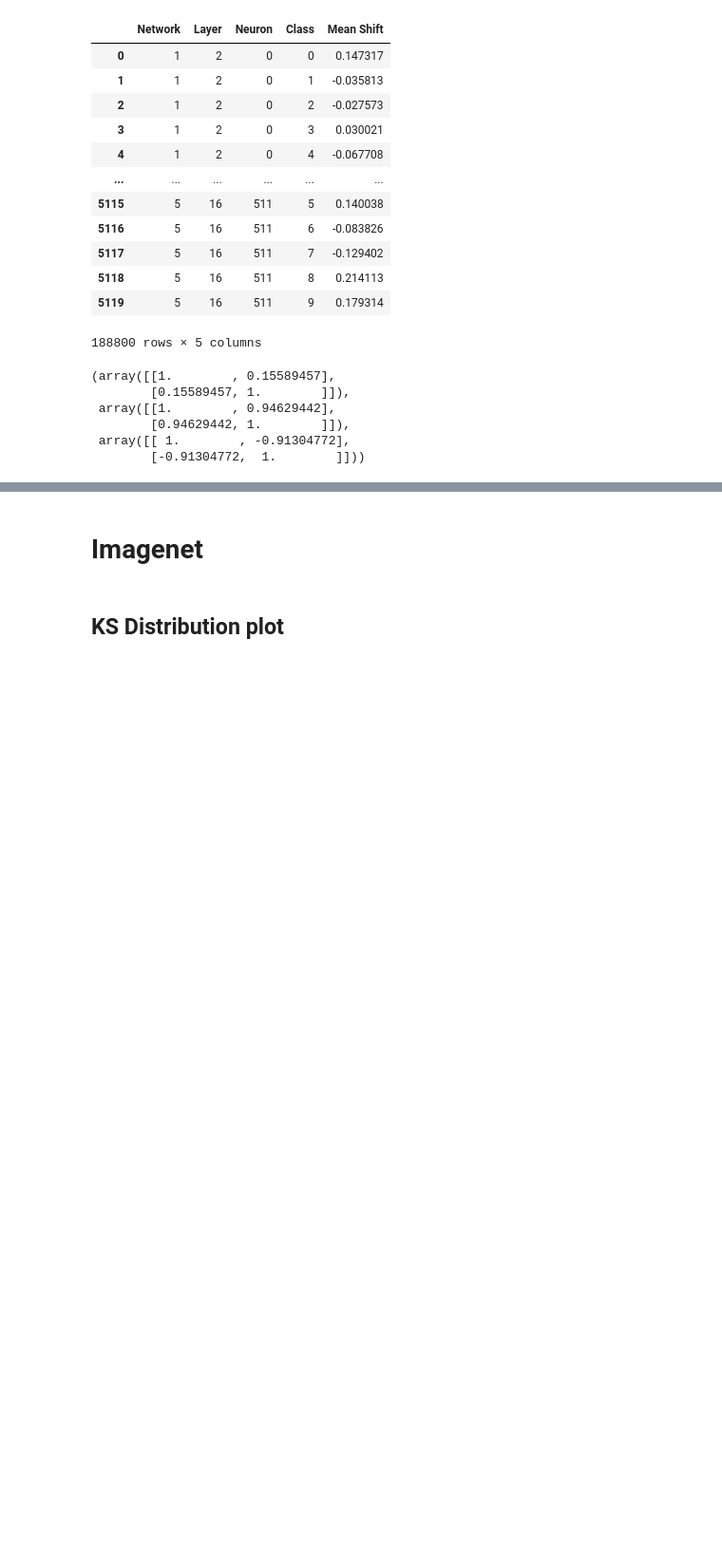
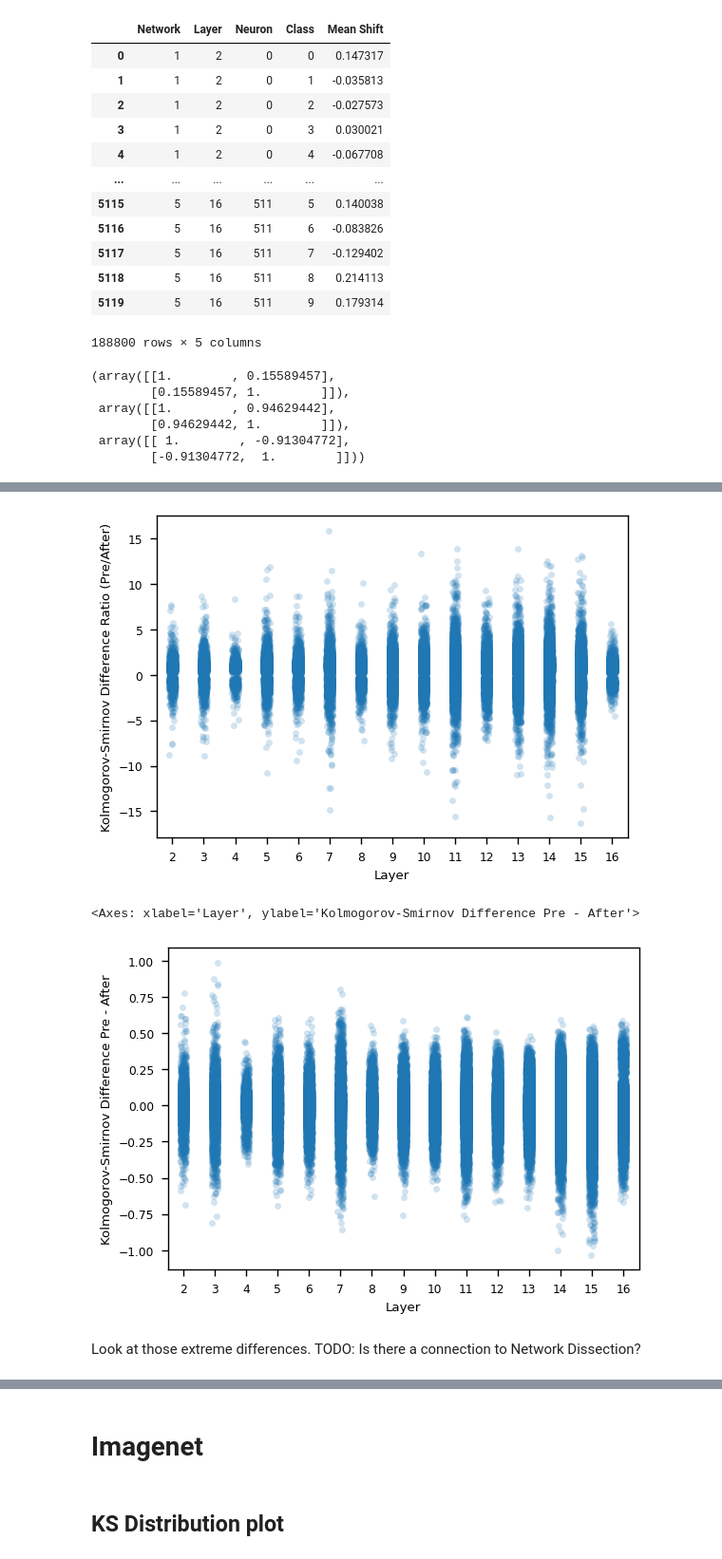
Before and after one commit to AwesomeLemon/structure-for-interpretability, a Jupyter notebook: plots_paper.ipynb, the cells around one changed output, grey strips where cells are left out. Shown at 95% size. Drawn from its saved outputs; the diff is of its cells as text; code cells hidden in the pictures; blank space fills up the shorter version.

```diff
--- a/plots_paper.ipynb
+++ b/plots_paper.ipynb
@@ -686,0 +687,16 @@ np.corrcoef(df_shifts_cifar[SHIFTS_NAME], df_bin_sep_cifar_only_one['meanBA']),
+# %%
+layers = range(0, 15)
+networks = ["", "2", "3", "4", "5"]
+df_list = []
+for n in networks:
+    for l in layers:
+        ks_diff_path = f"wasser_dists/wasser_ks_diff_attr_hist_bettercifar10single{n}_prerelu_{l}.npy"
+        ks_diff = np.load(ks_diff_path, allow_pickle=True).item()
+        df = pd.DataFrame.from_dict(ks_diff)
+        df = df.unstack().reset_index().rename(columns={"level_0": "Neuron", "level_1": "Class", 0: KS_NAME})
+        df["Layer"] = int(l)+2
+        df["Network"] = int(n) if n != "" else 1
+        df = df[["Network", "Layer", "Neuron", "Class", KS_NAME]]
+        df_list.append(df)
+df_ks_cifar_prerelu = pd.concat(df_list)
+df_ks_cifar_prerelu
@@ -686,0 +723,3 @@ np.corrcoef(df_shifts_cifar[SHIFTS_NAME], df_bin_sep_cifar_only_one['meanBA']),
+# %%
+df_ks_cifar_after_pre = pd.merge(df_ks_cifar, df_ks_cifar_prerelu, on=['Network', 'Layer', 'Neuron', 'Class'], suffixes=("", " Pre-Relu"))
+df_ks_cifar_after_pre
@@ -686,0 +740,4 @@ np.corrcoef(df_shifts_cifar[SHIFTS_NAME], df_bin_sep_cifar_only_one['meanBA']),
+# %%
+df_ks_cifar_after_pre[f"{KS_NAME} Ratio (Pre/After)"] = df_ks_cifar_after_pre[f"{KS_NAME} Pre-Relu"] / df_ks_cifar_after_pre[f"{KS_NAME}"]
+df_ks_cifar_after_pre[f"{KS_NAME} Pre - After"] = df_ks_cifar_after_pre[f"{KS_NAME} Pre-Relu"] - df_ks_cifar_after_pre[f"{KS_NAME}"]
+df_ks_cifar_after_pre
@@ -686,0 +758,10 @@ np.corrcoef(df_shifts_cifar[SHIFTS_NAME], df_bin_sep_cifar_only_one['meanBA']),
+# %%
+sns.stripplot(data=df_ks_cifar_after_pre, x="Layer", y=f"{KS_NAME} Ratio (Pre/After)", alpha=0.2)
+plt.show()
+sns.stripplot(data=df_ks_cifar_after_pre, x="Layer", y=f"{KS_NAME} Pre - After", alpha=0.2)
+# %% [output]
+[figure, added]
+<Axes: xlabel='Layer', ylabel='Kolmogorov-Smirnov Difference Pre - After'>
+[figure, added]
+# %% [markdown]
+Look at those extreme differences. TODO: Is there a connection to Network Dissection?
```
Also changed, not shown: parts of 29 cells of this notebook, 6 other files.
